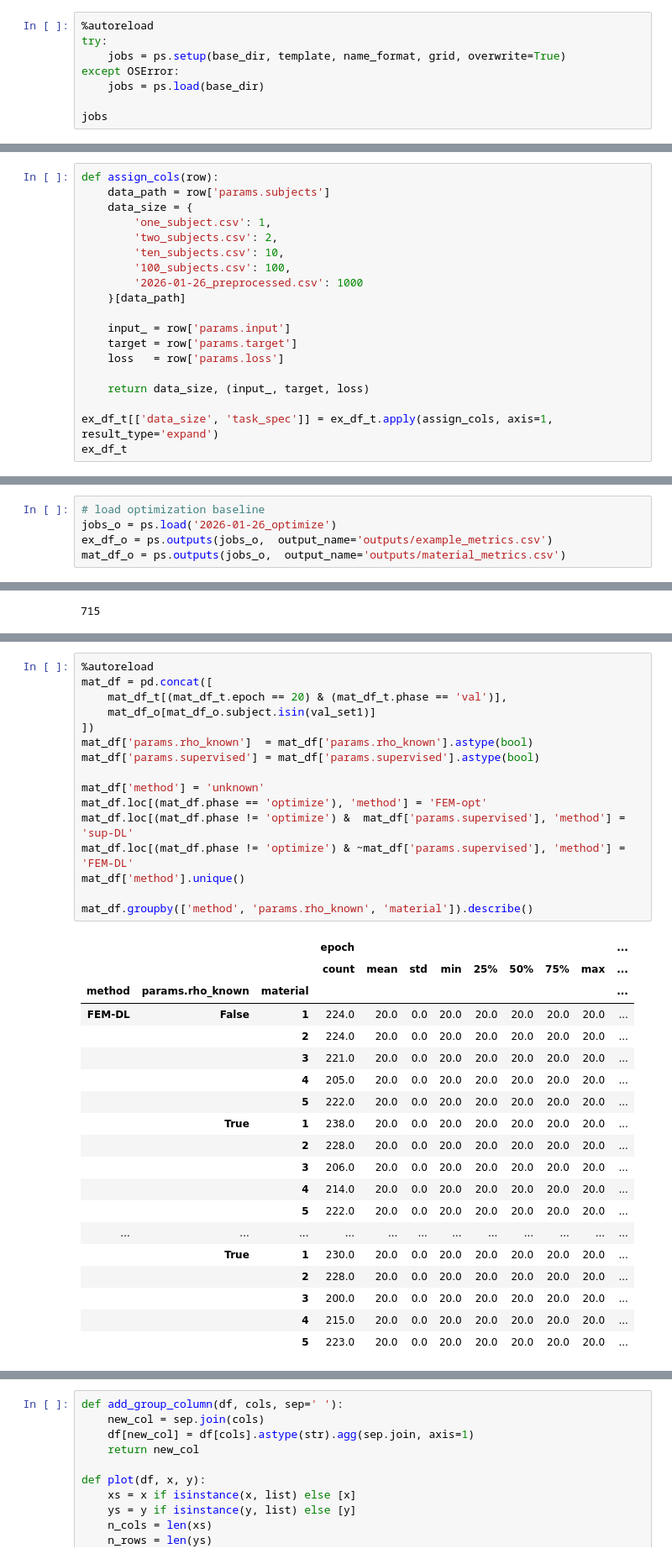
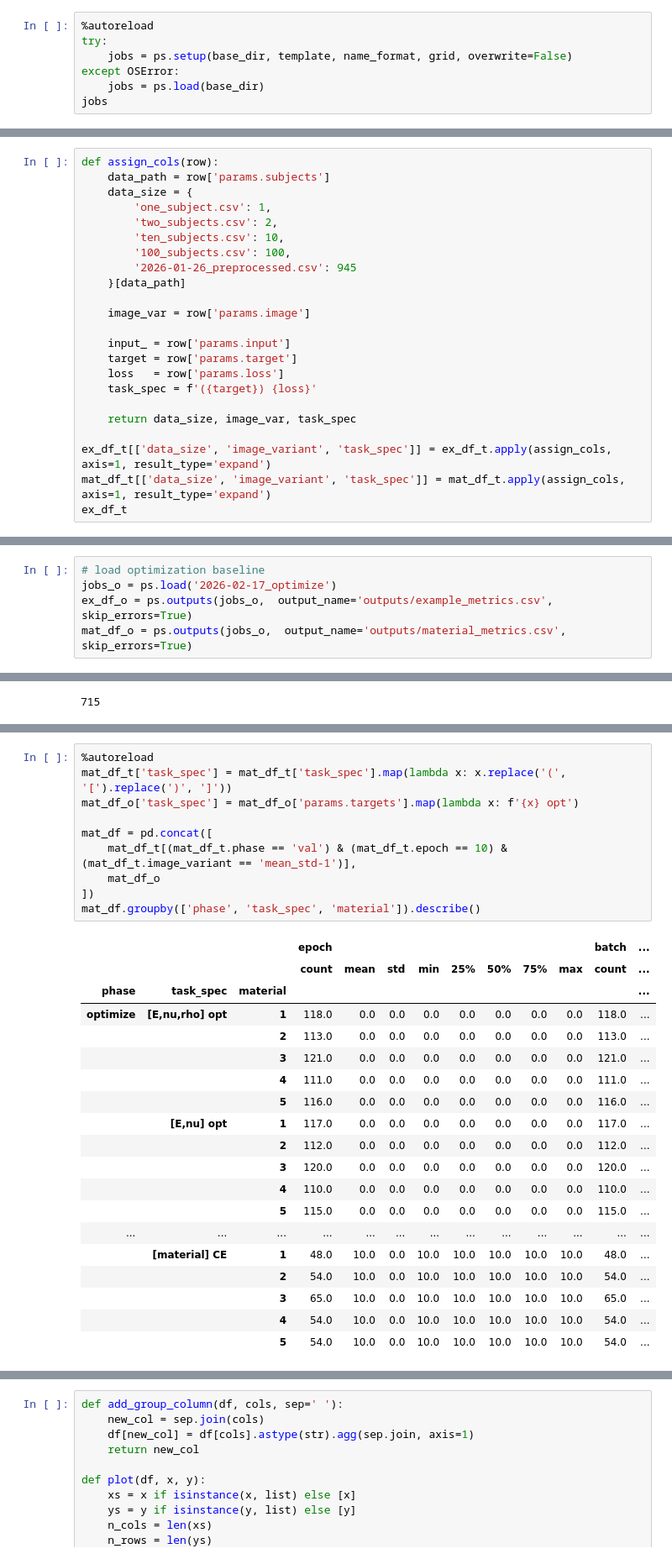
Before and after one commit to mattragoza/lung-project, a Jupyter notebook: notebooks/shapenet/32-training-experiment-new.ipynb, the cells around one changed output, grey strips where cells are left out. Shown at 84% size. Saved outputs shown, nothing was run; the diff lists cells and outputs as text.

```diff
--- a/notebooks/shapenet/32-training-experiment-new.ipynb
+++ b/notebooks/shapenet/32-training-experiment-new.ipynb
@@ -311,10 +316,9 @@ len(grid)
 # %%
 %autoreload
 try:
-    jobs = ps.setup(base_dir, template, name_format, grid, overwrite=True)
+    jobs = ps.setup(base_dir, template, name_format, grid, overwrite=False)
 except OSError:
     jobs = ps.load(base_dir)
-
 jobs
 # %% [output]
 |  | job_name | job_state | n_submits | job_id | node_id | runtime | stdout | stderr | base_dir | work_dir | ... |
@@ -529,16 +498,20 @@ def assign_cols(row):
         'two_subjects.csv': 2,
         'ten_subjects.csv': 10,
         '100_subjects.csv': 100,
-        '2026-01-26_preprocessed.csv': 1000
+        '2026-01-26_preprocessed.csv': 945
     }[data_path]
+
+    image_var = row['params.image']
 
     input_ = row['params.input']
     target = row['params.target']
     loss   = row['params.loss']
+    task_spec = f'({target}) {loss}'
 
-    return data_size, (input_, target, loss)
+    return data_size, image_var, task_spec
 
-ex_df_t[['data_size', 'task_spec']] = ex_df_t.apply(assign_cols, axis=1, result_type='expand')
+ex_df_t[['data_size', 'image_variant', 'task_spec']] = ex_df_t.apply(assign_cols, axis=1, result_type='expand')
+mat_df_t[['data_size', 'image_variant', 'task_spec']] = mat_df_t.apply(assign_cols, axis=1, result_type='expand')
 ex_df_t
 # %% [output]
 |  | epoch | phase | batch | step | loss | loss_base | loss_ratio | subject | num_voxels | source_path | ... |
@@ -636,5 +656,5 @@ Image(filename=f'2026-02-05_train/{job_name}/outputs/logE_true_viewer.png')
 # %%
 # load optimization baseline
-jobs_o = ps.load('2026-01-26_optimize')
-ex_df_o = ps.outputs(jobs_o,  output_name='outputs/example_metrics.csv')
-mat_df_o = ps.outputs(jobs_o,  output_name='outputs/material_metrics.csv')
+jobs_o = ps.load('2026-02-17_optimize')
+ex_df_o = ps.outputs(jobs_o,  output_name='outputs/example_metrics.csv', skip_errors=True)
+mat_df_o = ps.outputs(jobs_o,  output_name='outputs/material_metrics.csv', skip_errors=True)
@@ -747,36 +808,30 @@ ex_df.groupby(['method', 'params.rho_known']).describe()
 # %%
 %autoreload
+mat_df_t['task_spec'] = mat_df_t['task_spec'].map(lambda x: x.replace('(', '[').replace(')', ']'))
+mat_df_o['task_spec'] = mat_df_o['params.targets'].map(lambda x: f'{x} opt')
+
 mat_df = pd.concat([
-    mat_df_t[(mat_df_t.epoch == 20) & (mat_df_t.phase == 'val')],
-    mat_df_o[mat_df_o.subject.isin(val_set1)]
+    mat_df_t[(mat_df_t.phase == 'val') & (mat_df_t.epoch == 10) & (mat_df_t.image_variant == 'mean_std-1')],
+    mat_df_o
 ])
-mat_df['params.rho_known']  = mat_df['params.rho_known'].astype(bool)
-mat_df['params.supervised'] = mat_df['params.supervised'].astype(bool)
-
-mat_df['method'] = 'unknown'
-mat_df.loc[(mat_df.phase == 'optimize'), 'method'] = 'FEM-opt'
-mat_df.loc[(mat_df.phase != 'optimize') &  mat_df['params.supervised'], 'method'] = 'sup-DL'
-mat_df.loc[(mat_df.phase != 'optimize') & ~mat_df['params.supervised'], 'method'] = 'FEM-DL'
-mat_df['method'].unique()
-
-mat_df.groupby(['method', 'params.rho_known', 'material']).describe()
+mat_df.groupby(['phase', 'task_spec', 'material']).describe()
 # %% [output]
-|  |  |  | epoch |  |  |  |  |  |  |  | ... |
-|  |  |  | count | mean | std | min | 25% | 50% | 75% | max | ... |
-| method | params.rho_known | material |  |  |  |  |  |  |  |  | ... |
-| FEM-DL | False | 1 | 224.0 | 20.0 | 0.0 | 20.0 | 20.0 | 20.0 | 20.0 | 20.0 | ... |
-|  |  | 2 | 224.0 | 20.0 | 0.0 | 20.0 | 20.0 | 20.0 | 20.0 | 20.0 | ... |
-|  |  | 3 | 221.0 | 20.0 | 0.0 | 20.0 | 20.0 | 20.0 | 20.0 | 20.0 | ... |
-|  |  | 4 | 205.0 | 20.0 | 0.0 | 20.0 | 20.0 | 20.0 | 20.0 | 20.0 | ... |
-|  |  | 5 | 222.0 | 20.0 | 0.0 | 20.0 | 20.0 | 20.0 | 20.0 | 20.0 | ... |
-|  | True | 1 | 238.0 | 20.0 | 0.0 | 20.0 | 20.0 | 20.0 | 20.0 | 20.0 | ... |
-|  |  | 2 | 228.0 | 20.0 | 0.0 | 20.0 | 20.0 | 20.0 | 20.0 | 20.0 | ... |
-|  |  | 3 | 206.0 | 20.0 | 0.0 | 20.0 | 20.0 | 20.0 | 20.0 | 20.0 | ... |
-|  |  | 4 | 214.0 | 20.0 | 0.0 | 20.0 | 20.0 | 20.0 | 20.0 | 20.0 | ... |
-|  |  | 5 | 222.0 | 20.0 | 0.0 | 20.0 | 20.0 | 20.0 | 20.0 | 20.0 | ... |
-| ... | ... | ... | ... | ... | ... | ... | ... | ... | ... | ... | ... |
-|  | True | 1 | 230.0 | 20.0 | 0.0 | 20.0 | 20.0 | 20.0 | 20.0 | 20.0 | ... |
-|  |  | 2 | 228.0 | 20.0 | 0.0 | 20.0 | 20.0 | 20.0 | 20.0 | 20.0 | ... |
-|  |  | 3 | 200.0 | 20.0 | 0.0 | 20.0 | 20.0 | 20.0 | 20.0 | 20.0 | ... |
-|  |  | 4 | 215.0 | 20.0 | 0.0 | 20.0 | 20.0 | 20.0 | 20.0 | 20.0 | ... |
-|  |  | 5 | 223.0 | 20.0 | 0.0 | 20.0 | 20.0 | 20.0 | 20.0 | 20.0 | ... |
+|  |  |  | epoch |  |  |  |  |  |  |  | batch | ... |
+|  |  |  | count | mean | std | min | 25% | 50% | 75% | max | count | ... |
+| phase | task_spec | material |  |  |  |  |  |  |  |  |  | ... |
+| optimize | [E,nu,rho] opt | 1 | 118.0 | 0.0 | 0.0 | 0.0 | 0.0 | 0.0 | 0.0 | 0.0 | 118.0 | ... |
+|  |  | 2 | 113.0 | 0.0 | 0.0 | 0.0 | 0.0 | 0.0 | 0.0 | 0.0 | 113.0 | ... |
+|  |  | 3 | 121.0 | 0.0 | 0.0 | 0.0 | 0.0 | 0.0 | 0.0 | 0.0 | 121.0 | ... |
+|  |  | 4 | 111.0 | 0.0 | 0.0 | 0.0 | 0.0 | 0.0 | 0.0 | 0.0 | 111.0 | ... |
+|  |  | 5 | 116.0 | 0.0 | 0.0 | 0.0 | 0.0 | 0.0 | 0.0 | 0.0 | 116.0 | ... |
+|  | [E,nu] opt | 1 | 117.0 | 0.0 | 0.0 | 0.0 | 0.0 | 0.0 | 0.0 | 0.0 | 117.0 | ... |
+|  |  | 2 | 112.0 | 0.0 | 0.0 | 0.0 | 0.0 | 0.0 | 0.0 | 0.0 | 112.0 | ... |
+|  |  | 3 | 120.0 | 0.0 | 0.0 | 0.0 | 0.0 | 0.0 | 0.0 | 0.0 | 120.0 | ... |
+|  |  | 4 | 110.0 | 0.0 | 0.0 | 0.0 | 0.0 | 0.0 | 0.0 | 0.0 | 110.0 | ... |
+|  |  | 5 | 115.0 | 0.0 | 0.0 | 0.0 | 0.0 | 0.0 | 0.0 | 0.0 | 115.0 | ... |
+| ... | ... | ... | ... | ... | ... | ... | ... | ... | ... | ... | ... | ... |
+|  | [material] CE | 1 | 48.0 | 10.0 | 0.0 | 10.0 | 10.0 | 10.0 | 10.0 | 10.0 | 48.0 | ... |
+|  |  | 2 | 54.0 | 10.0 | 0.0 | 10.0 | 10.0 | 10.0 | 10.0 | 10.0 | 54.0 | ... |
+|  |  | 3 | 65.0 | 10.0 | 0.0 | 10.0 | 10.0 | 10.0 | 10.0 | 10.0 | 65.0 | ... |
+|  |  | 4 | 54.0 | 10.0 | 0.0 | 10.0 | 10.0 | 10.0 | 10.0 | 10.0 | 54.0 | ... |
+|  |  | 5 | 54.0 | 10.0 | 0.0 | 10.0 | 10.0 | 10.0 | 10.0 | 10.0 | 54.0 | ... |
```
Also changed, not shown: parts of 34 cells of this notebook, 4 other files.
